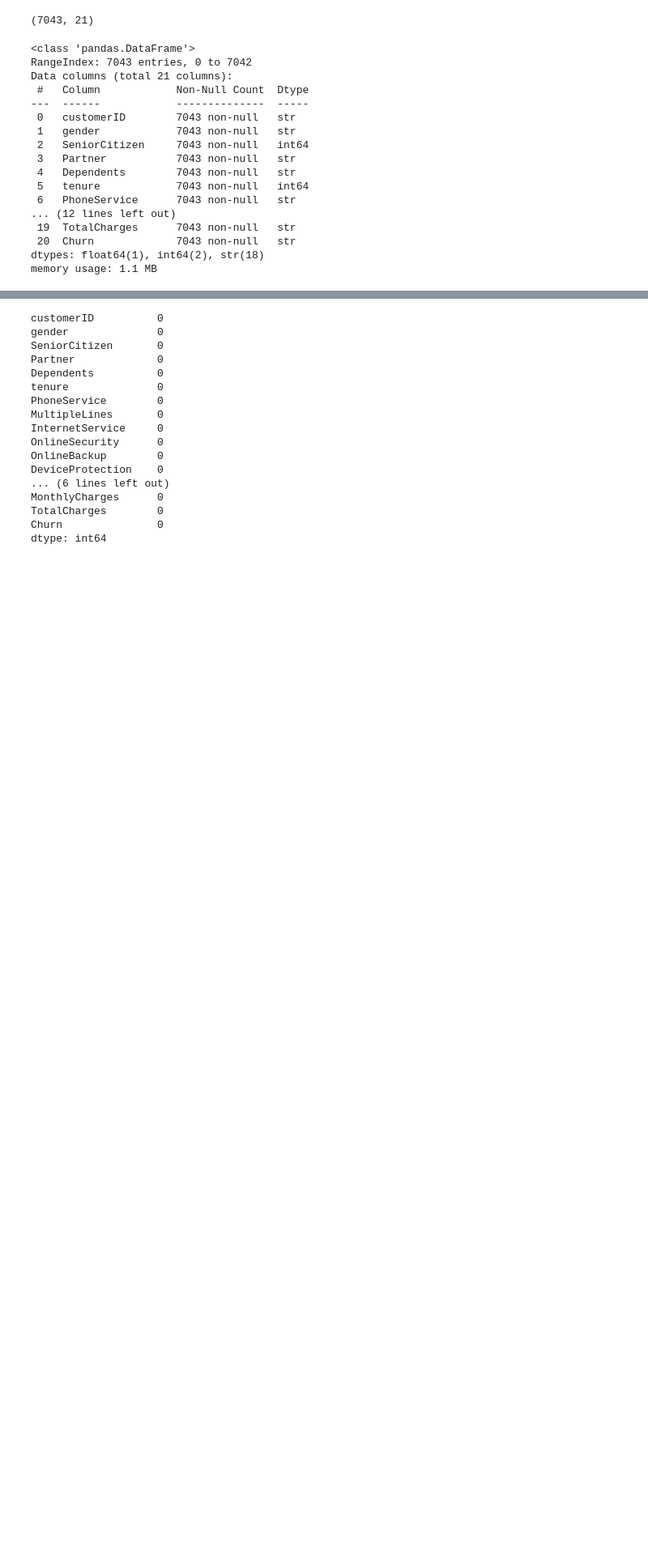
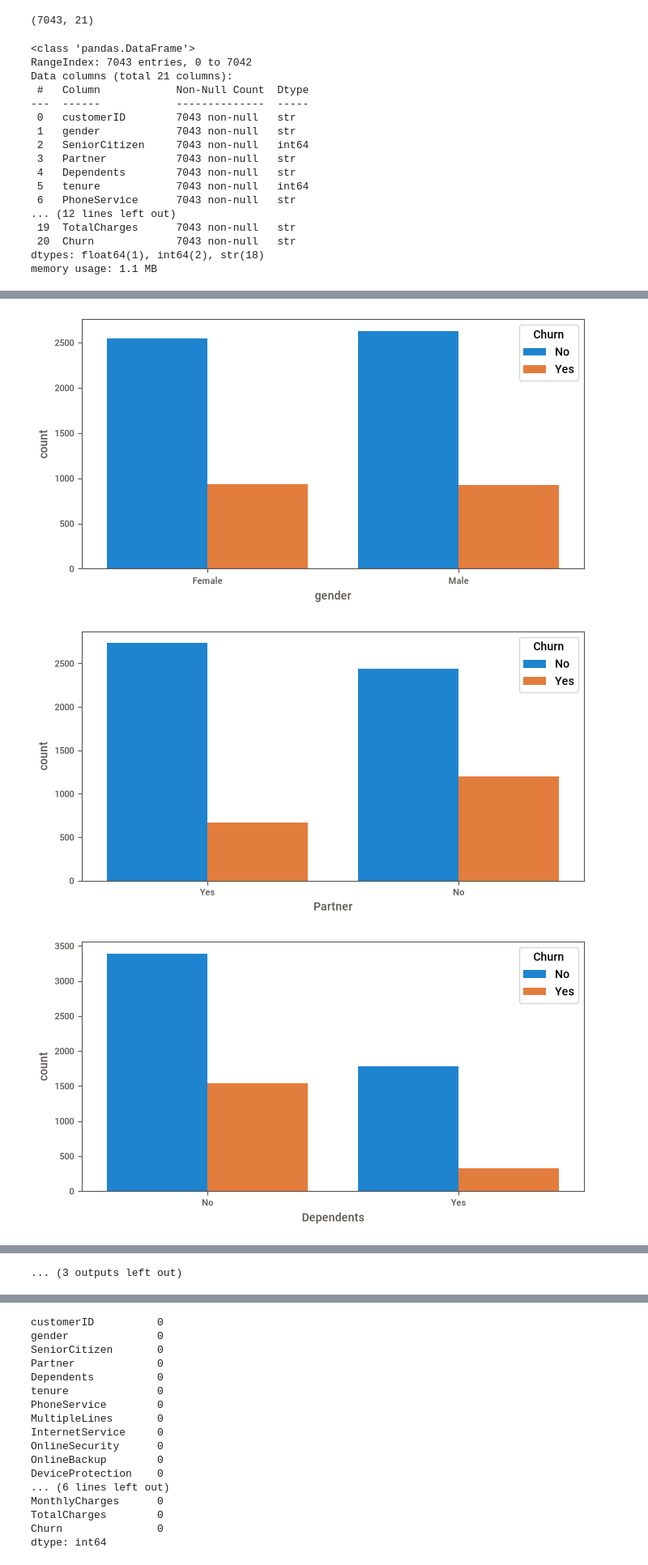
Before and after one commit to Jadsonsmxr/customer-churn-prediction, a Jupyter notebook: notebooks/01_eda.ipynb, the cells around one changed output, grey strips where cells are left out. Shown at 81% size. Saved outputs shown, nothing was run; the diff lists cells and outputs as text; code cells hidden in the pictures; blank space fills up the shorter version.

Commit message:
add new plots

```diff
--- a/notebooks/01_eda.ipynb
+++ b/notebooks/01_eda.ipynb
@@ -53,0 +53,12 @@ data.describe()
+# %%
+
+categorical_cols = data.select_dtypes(include=['str']).columns
+
+for col in categorical_cols:
+    if col != 'Churn' and data[col].nunique() <= 5:
+        plt.figure(figsize=(8, 4))
+        sns.countplot(x=col, hue='Churn', data=data)
+# %% [output]
+[figure, added]
+[figure, added]
+[figure, added]
@@ -53,0 +74 @@ data.describe()
+... (3 outputs left out)
```
Also changed, not shown: parts of 7 cells of this notebook, 1 other file.
